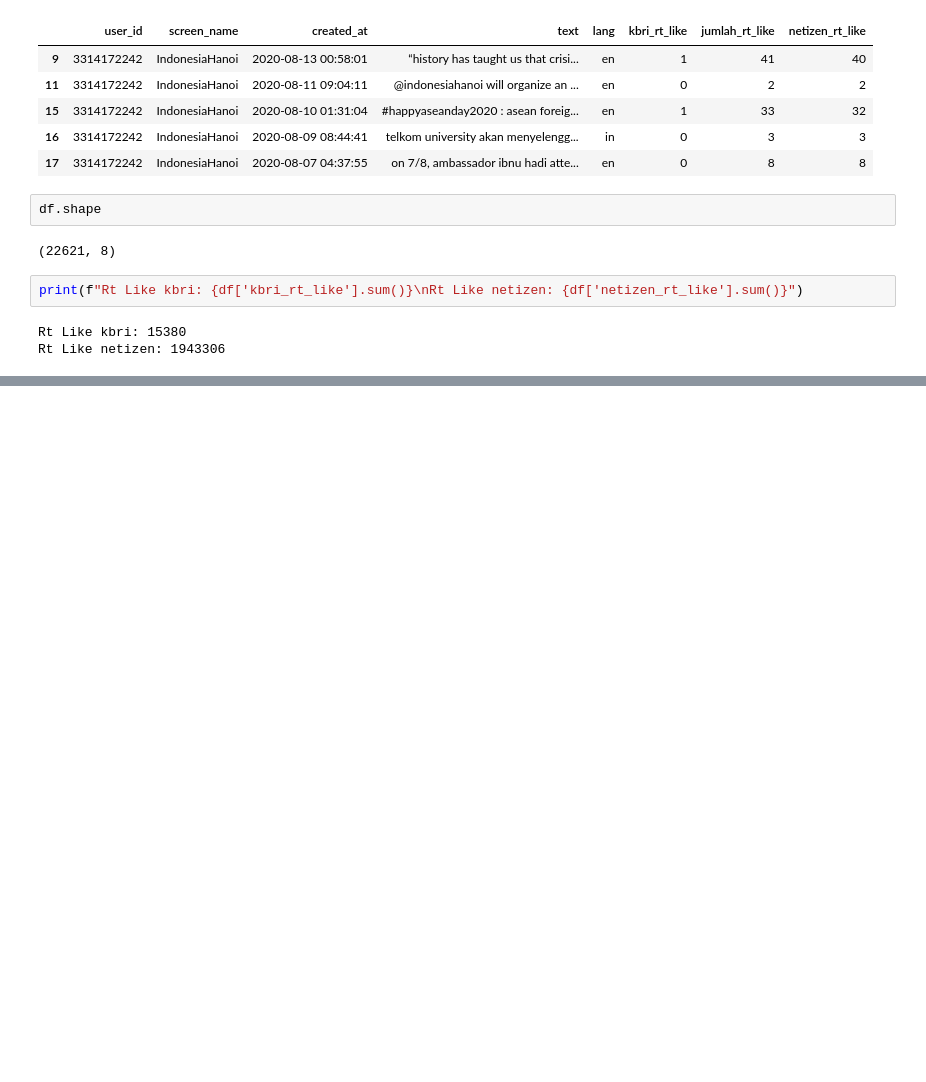
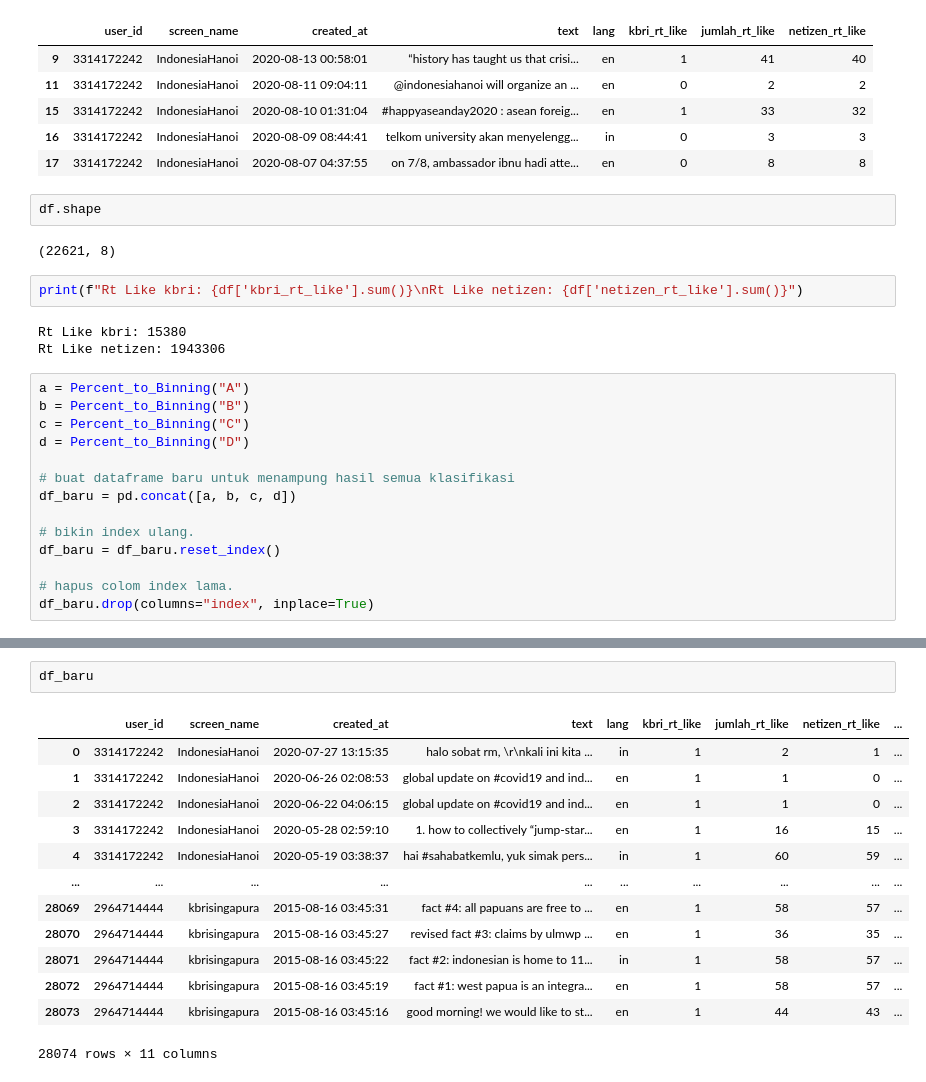
Before and after one commit to rshby/Tugas_Penelitian_Pak_Kodong, a Jupyter notebook: Memisahkan retweet dan like dari akun kbri.ipynb, the cells around one changed output, grey strips where cells are left out. Saved outputs shown, nothing was run; the diff lists cells and outputs as text; blank space fills up the shorter version.

```diff
--- a/Memisahkan retweet dan like dari akun kbri.ipynb
+++ b/Memisahkan retweet dan like dari akun kbri.ipynb
@@ -152,3 +152,17 @@ print(f"Rt Like kbri: {df['kbri_rt_like'].sum()}\nRt Like netizen: {df['netizen_
 # %% [output]
 Rt Like kbri: 15380
 Rt Like netizen: 1943306
+# %%
+a = Percent_to_Binning("A")
+b = Percent_to_Binning("B")
+c = Percent_to_Binning("C")
+d = Percent_to_Binning("D")
+
+# buat dataframe baru untuk menampung hasil semua klasifikasi
+df_baru = pd.concat([a, b, c, d])
+
+# bikin index ulang.
+df_baru = df_baru.reset_index()
+
+# hapus colom index lama.
+df_baru.drop(columns="index", inplace=True)
@@ -154,0 +187,16 @@ Rt Like netizen: 1943306
+# %%
+df_baru
+# %% [output]
+|  | user_id | screen_name | created_at | text | lang | kbri_rt_like | jumlah_rt_like | netizen_rt_like | ... |
+| 0 | 3314172242 | IndonesiaHanoi | 2020-07-27 13:15:35 | halo sobat rm, \r\nkali ini kita ... | in | 1 | 2 | 1 | ... |
+| 1 | 3314172242 | IndonesiaHanoi | 2020-06-26 02:08:53 | global update on #covid19 and ind... | en | 1 | 1 | 0 | ... |
+| 2 | 3314172242 | IndonesiaHanoi | 2020-06-22 04:06:15 | global update on #covid19 and ind... | en | 1 | 1 | 0 | ... |
+| 3 | 3314172242 | IndonesiaHanoi | 2020-05-28 02:59:10 | 1. how to collectively “jump-star... | en | 1 | 16 | 15 | ... |
+| 4 | 3314172242 | IndonesiaHanoi | 2020-05-19 03:38:37 | hai #sahabatkemlu, yuk simak pers... | in | 1 | 60 | 59 | ... |
+| ... | ... | ... | ... | ... | ... | ... | ... | ... | ... |
+| 28069 | 2964714444 | kbrisingapura | 2015-08-16 03:45:31 | fact #4: all papuans are free to ... | en | 1 | 58 | 57 | ... |
+| 28070 | 2964714444 | kbrisingapura | 2015-08-16 03:45:27 | revised fact #3: claims by ulmwp ... | en | 1 | 36 | 35 | ... |
+| 28071 | 2964714444 | kbrisingapura | 2015-08-16 03:45:22 | fact #2: indonesian is home to 11... | in | 1 | 58 | 57 | ... |
+| 28072 | 2964714444 | kbrisingapura | 2015-08-16 03:45:19 | fact #1: west papua is an integra... | en | 1 | 58 | 57 | ... |
+| 28073 | 2964714444 | kbrisingapura | 2015-08-16 03:45:16 | good morning! we would like to st... | en | 1 | 44 | 43 | ... |
+28074 rows × 11 columns
```
Also changed, not shown: parts of 1 cell of this notebook.
